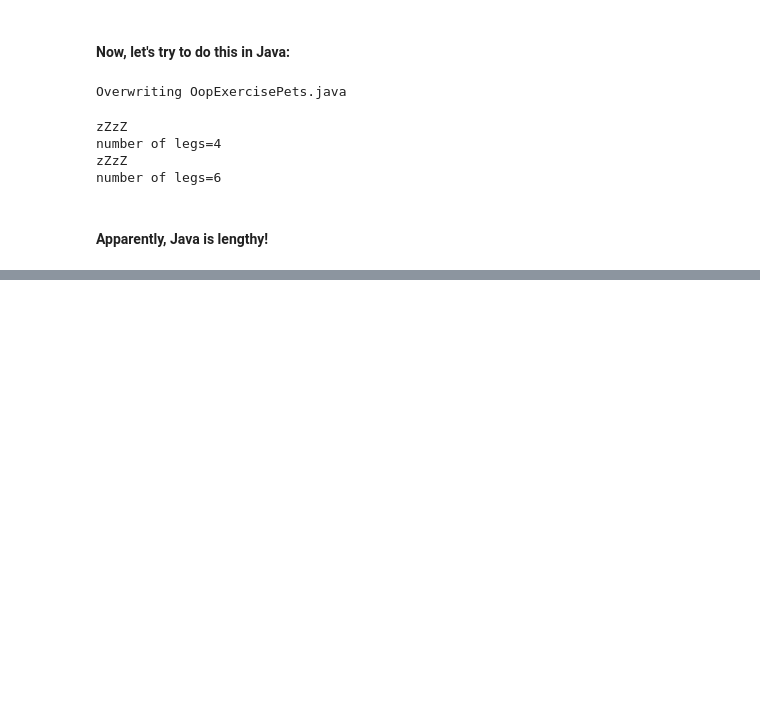
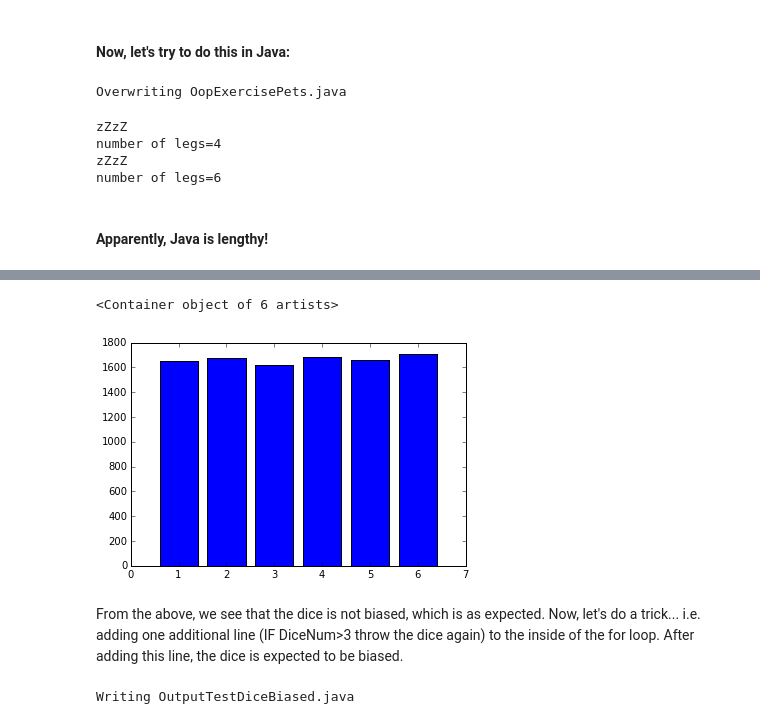
Before and after one commit to ScarletMcLearn/Notebooks, a Jupyter notebook: Java_Basics.ipynb, the cells around one changed output, grey strips where cells are left out. Drawn from its saved outputs; the diff is of its cells as text; code cells hidden in the pictures; blank space fills up the shorter version.

```diff
--- a/Java_Basics.ipynb
+++ b/Java_Basics.ipynb
@@ -629,0 +884,32 @@ number of legs=6
+# %%
+dat=np.loadtxt("DiceNum.txt")
+hist, bins =np.histogram(dat,bins=6)
+plt.bar(np.arange(6)+1, hist, align='center')
+# %% [output]
+<Container object of 6 artists>
+[figure, added]
+# %% [markdown]
+From the above, we see that the dice is not biased, which is as expected. Now, let's do a trick... i.e. adding one additional line (IF DiceNum>3 throw the dice again) to the inside of the for loop. After adding this line, the dice is expected to be biased.
+# %%
+%%file OutputTestDiceBiased.java
+
+import java.io.*;
+//import java.lang.*;
+import java.util.Random;
+
+public class OutputTestDiceBiased{
+    public static void main(String[] args) throws IOException{
+        int i;
+        int DiceNumArr[]=new int[10000];
+
+        FileWriter f=new FileWriter("DiceNum.txt");
+        for(i=0;i<DiceNumArr.length;i++){
+            DiceNumArr[i]=(int)(Math.random()*6+1);
+            if(DiceNumArr[i]>3){ DiceNumArr[i]=(int)(Math.random()*6+1); }
+            f.write(" "+DiceNumArr[i]);
+        }
+        f.close();
+    }
+}
+# %% [output]
+Writing OutputTestDiceBiased.java
```
Also changed, not shown: parts of 36 cells of this notebook.
